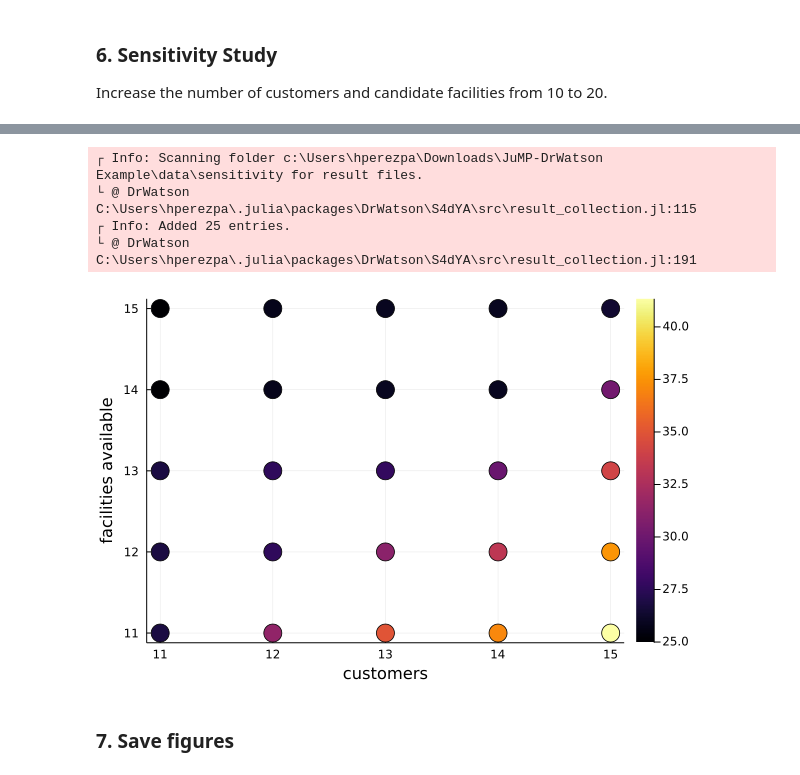
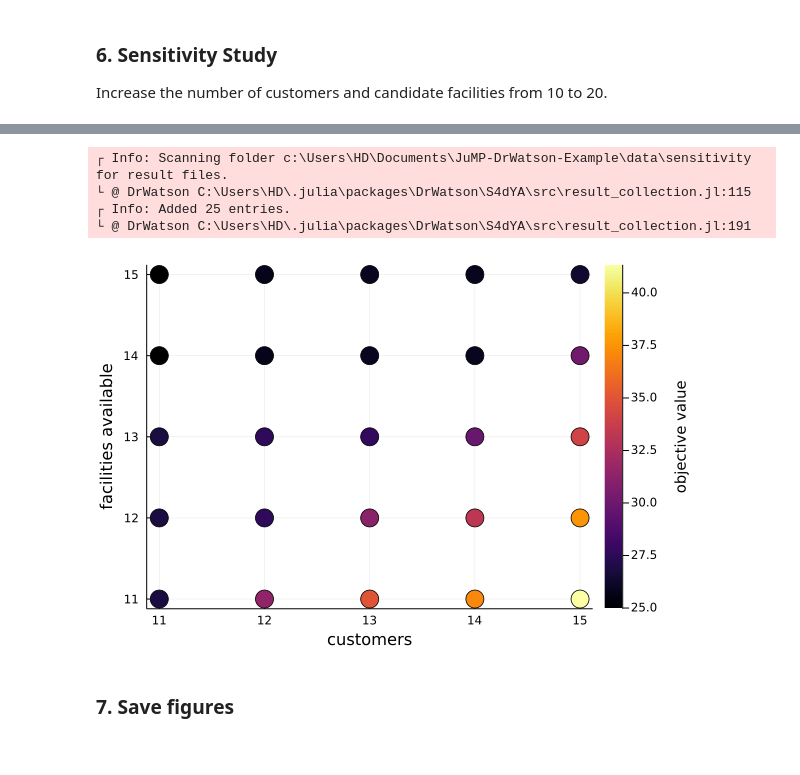
Before and after one commit to hdavid16/JuMP-DrWatson-Example, a Jupyter notebook: notebooks/facility_location.ipynb, the cells around one changed output, grey strips where cells are left out. Drawn from its saved outputs; the diff is of its cells as text; code cells hidden in the pictures.

```diff
--- a/notebooks/facility_location.ipynb
+++ b/notebooks/facility_location.ipynb
@@ -174,23 +141,24 @@ Solving MIP model with:
 # %%
 #analyze results
 results = collect_results(datadir("sensitivity"))
 fig3 = scatter(
     results.customers,
     results.facilities_available,
     marker_z = results.objective_value,
     xlabel = "customers",
     ylabel = "facilities available",
-    zlabel = "objective value",
+    colorbar_title = "\nobjective value",
+    rightmargin = 5mm,
     markersize = 10,
     colorbar = true,
     legend = :none
 )
 # %% [output]
-┌ Info: Scanning folder c:\Users\hperezpa\Downloads\JuMP-DrWatson Example\data\sensitivity for result files.
-└ @ DrWatson C:\Users\hperezpa\.julia\packages\DrWatson\S4dYA\src\result_collection.jl:115
+┌ Info: Scanning folder c:\Users\HD\Documents\JuMP-DrWatson-Example\data\sensitivity for result files.
+└ @ DrWatson C:\Users\HD\.julia\packages\DrWatson\S4dYA\src\result_collection.jl:115
 ┌ Info: Added 25 entries.
-└ @ DrWatson C:\Users\hperezpa\.julia\packages\DrWatson\S4dYA\src\result_collection.jl:191
+└ @ DrWatson C:\Users\HD\.julia\packages\DrWatson\S4dYA\src\result_collection.jl:191
-[figure, old version]
+[figure, new version]
 # %% [markdown]
 ### 7. Save figures
 # %%
```
Also changed, not shown: parts of 5 cells of this notebook, 25 other files.
